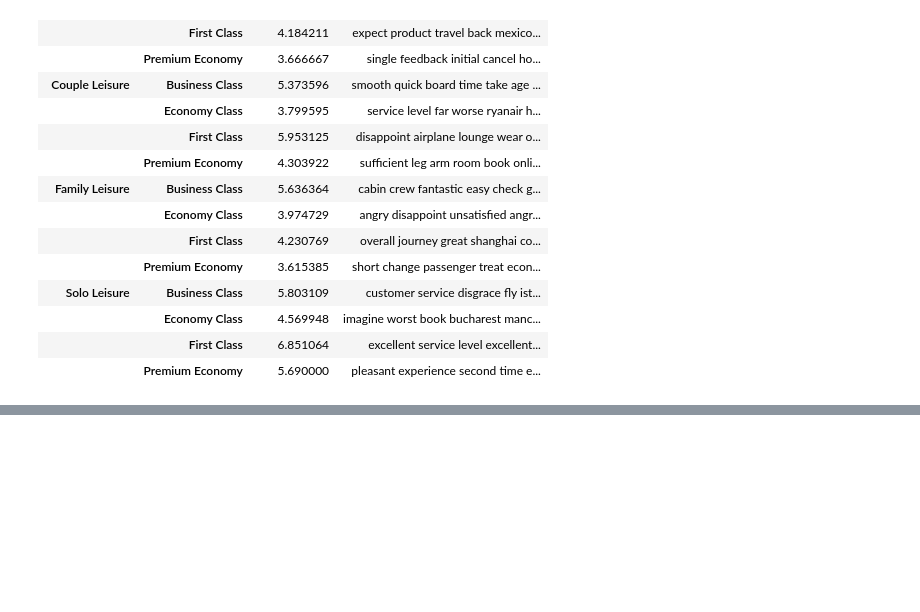
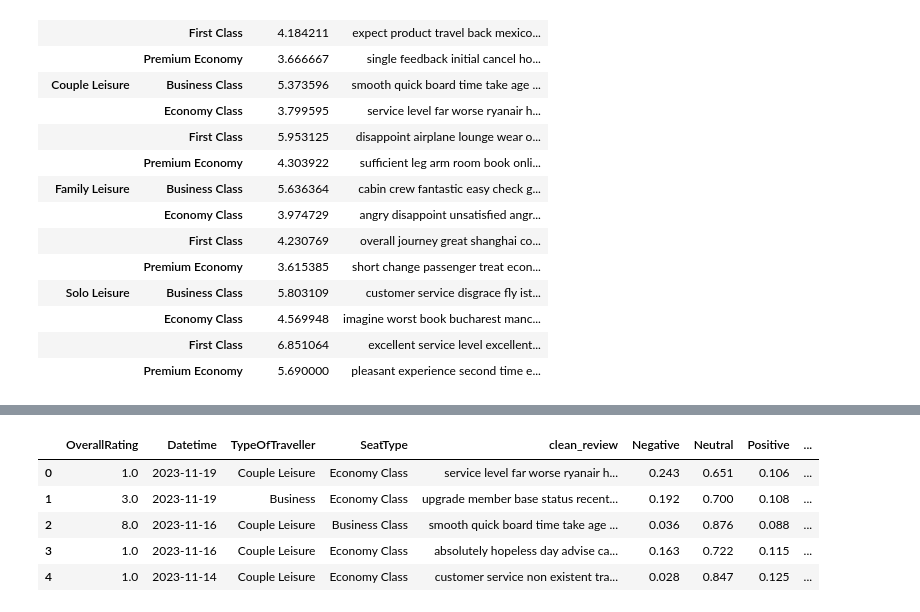
Before and after one commit to girishgautam/ba_review_eda_nlp, a Jupyter notebook: BA_airline_review.ipynb, the cells around one changed output, grey strips where cells are left out. Saved outputs shown, nothing was run; the diff lists cells and outputs as text; code cells hidden in the pictures; blank space fills up the shorter version.

```diff
--- a/BA_airline_review.ipynb
+++ b/BA_airline_review.ipynb
@@ -522,0 +642,5 @@ for cat, text in small_df.groupby(['TypeOfTraveller', 'SeatType'])[['clean_revie
+# %%
+pipe_2 = pipeline("sentiment-analysis", model='cardiffnlp/twitter-roberta-base-sentiment-latest')
+
+result = pipe_2("These beats are sick!") # an example to check the model
+result
@@ -522,0 +649,6 @@ for cat, text in small_df.groupby(['TypeOfTraveller', 'SeatType'])[['clean_revie
+# %%
+#Applied the model to all the text rewviews in the data frame
+res_1 = {}
+for i, row in new_df.iterrows():
+    text = row['clean_review']
+    res_1[i] = pipe_2(text)
@@ -522,0 +659,12 @@ for cat, text in small_df.groupby(['TypeOfTraveller', 'SeatType'])[['clean_revie
+# %%
+label_transformer = []
+score_transformer = []
+
+for i in range(len(res_1)):
+    label_transformer.append(res_1[i][0]['label'])
+    score_transformer.append(res_1[i][0]['score'])
+
+zip_list = list(zip(label_transformer, score_transformer))
+# %%
+res_1_df = pd.DataFrame(zip_list, columns=['Sentiment_transformer', 'Score_transformer'])
+res_1_df.head()
@@ -522,0 +678,10 @@ for cat, text in small_df.groupby(['TypeOfTraveller', 'SeatType'])[['clean_revie
+# %%
+# Create a final df with Sentiment analysis from both the methods.
+new_df_2 = new_df.join(res_1_df)
+# %% [output]
+|  | OverallRating | Datetime | TypeOfTraveller | SeatType | clean_review | Negative | Neutral | Positive | ... |
+| 0 | 1.0 | 2023-11-19 | Couple Leisure | Economy Class | service level far worse ryanair h... | 0.243 | 0.651 | 0.106 | ... |
+| 1 | 3.0 | 2023-11-19 | Business | Economy Class | upgrade member base status recent... | 0.192 | 0.700 | 0.108 | ... |
+| 2 | 8.0 | 2023-11-16 | Couple Leisure | Business Class | smooth quick board time take age ... | 0.036 | 0.876 | 0.088 | ... |
+| 3 | 1.0 | 2023-11-16 | Couple Leisure | Economy Class | absolutely hopeless day advise ca... | 0.163 | 0.722 | 0.115 | ... |
+| 4 | 1.0 | 2023-11-14 | Couple Leisure | Economy Class | customer service non existent tra... | 0.028 | 0.847 | 0.125 | ... |
```
Also changed, not shown: parts of 28 cells of this notebook.
